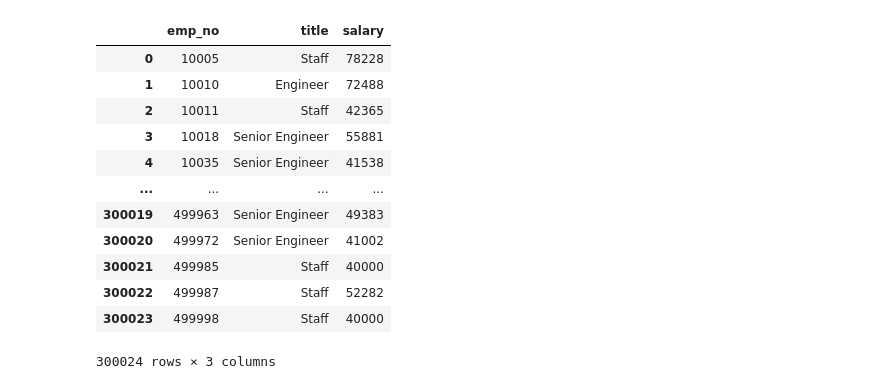
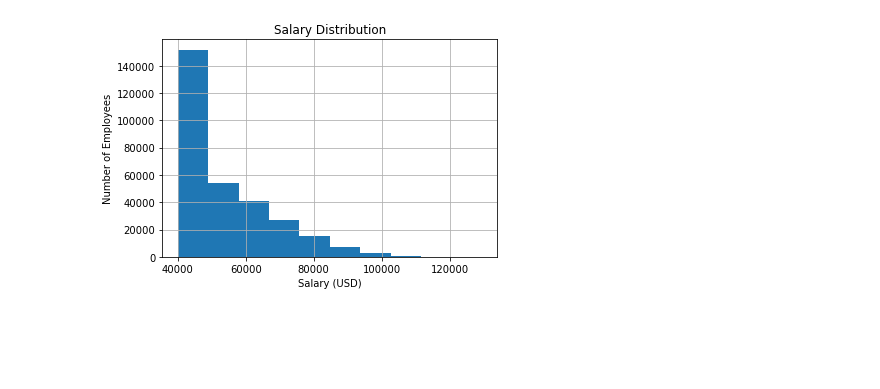
Before and after one commit to ashleighdevito/sql-challenge, a Jupyter notebook: working/employee_analysis.ipynb, the cells around one changed output. Cells and saved outputs as stored; diff of their text form; code cells hidden in the pictures; blank space fills up the shorter version.

Commit message:
plots

```diff
--- a/working/employee_analysis.ipynb
+++ b/working/employee_analysis.ipynb
@@ -15,19 +15,12 @@ salary_title_df = pd.read_sql(
     'SELECT e.emp_no, t.title, s.salary FROM title t JOIN employee e ON t.title_id=e.emp_title_id JOIN salary s ON e.emp_no = s. emp_no;',
     connection
 )
-# %%
-salary_title_df
-# %% [output]
-|  | emp_no | title | salary |
-| 0 | 10005 | Staff | 78228 |
-| 1 | 10010 | Engineer | 72488 |
-| 2 | 10011 | Staff | 42365 |
-| 3 | 10018 | Senior Engineer | 55881 |
-| 4 | 10035 | Senior Engineer | 41538 |
-| ... | ... | ... | ... |
-| 300019 | 499963 | Senior Engineer | 49383 |
-| 300020 | 499972 | Senior Engineer | 41002 |
-| 300021 | 499985 | Staff | 40000 |
-| 300022 | 499987 | Staff | 52282 |
-| 300023 | 499998 | Staff | 40000 |
-300024 rows × 3 columns
+# %%
+salary_title_df.hist(column = 'salary')
+plt.title('Salary Distribution')
+plt.xlabel('Salary (USD)')
+plt.ylabel('Number of Employees')
+plt.savefig("../EmployeeSQL/salary_distribution.png")
+plt.show()
+# %% [output]
+[figure, added]
```
Also changed, not shown: parts of 1 cell of this notebook, 2 other files.
